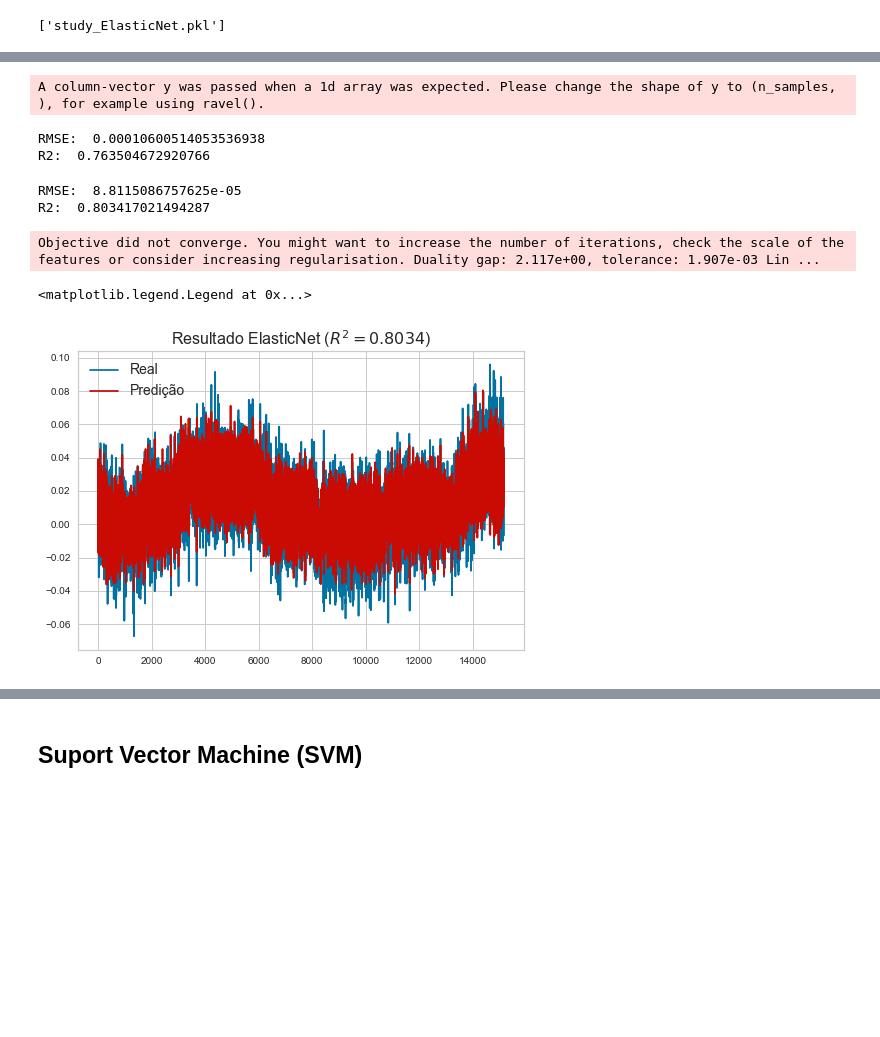
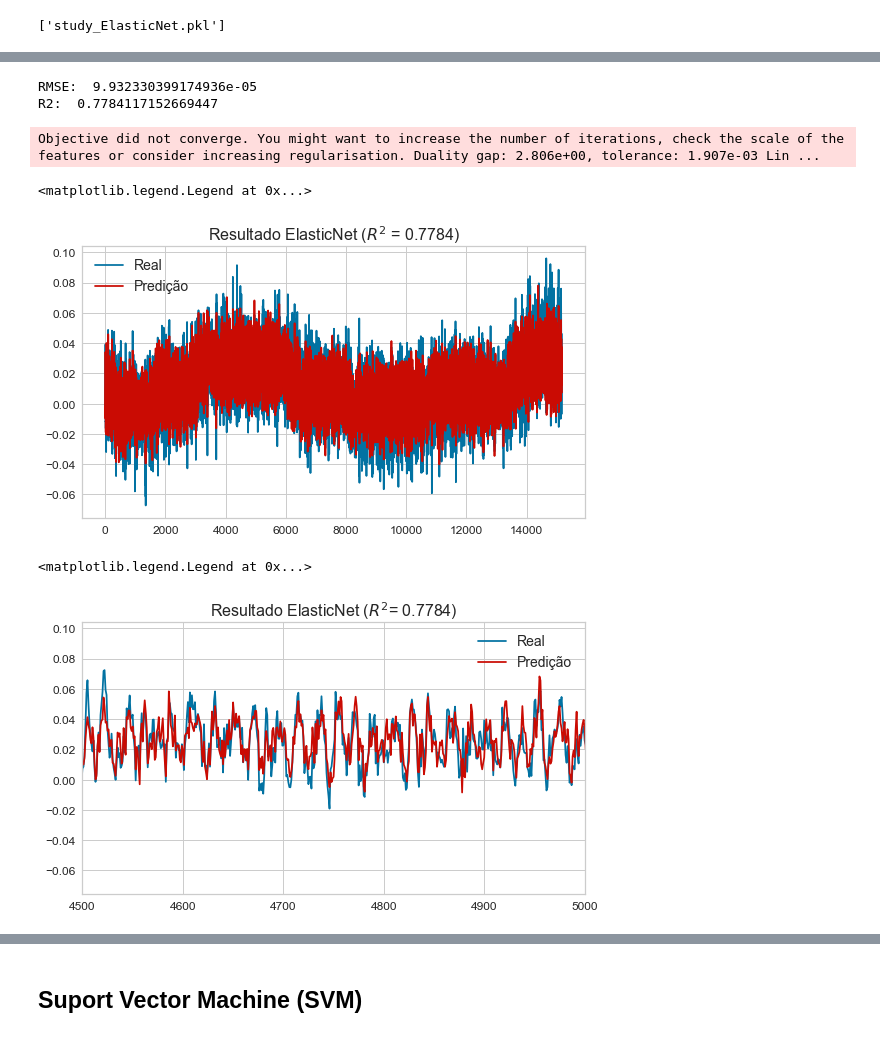
Before and after one commit to mariaclaraav/Sparse_Sensing, a Jupyter notebook: 4.1.Feature_selectionFR.ipynb, the cells around one changed output, grey strips where cells are left out. Drawn from its saved outputs; the diff is of its cells as text; code cells hidden in the pictures; blank space fills up the shorter version.

```diff
--- a/4.1.Feature_selectionFR.ipynb
+++ b/4.1.Feature_selectionFR.ipynb
@@ -47,7 +47,7 @@ def create_scaled_dataset(X,y):
     return X_scaled_train,X_scaled_test, y_train,y_test
 # %%
 X, y = df[['CC_FL','CC_BL','AT_Y','CC_BR','CC_FR',
-'AU_395_FR','AU_355_FL','AT_X','AT_Z']], df[['L/V_FR']]
+'AU_395_FL','AU_355_FL','AT_X','AT_Z']], df[['L/V_FR']]
 X_train_scaled,X_test_scaled,y_train,y_test = create_scaled_dataset(X,y)
 # %% [markdown]
 ## Distribuição dados Treino x Teste para essa distribuição
@@ -522,20 +512,6 @@ FrozenTrial(number=282, values=[0.7637869485799765], datetime_start=datetime.dat
 optuna.visualization.plot_optimization_history(study_en)
 # %%
 optuna.visualization.plot_slice(study_en)
-# %%
-from sklearn.ensemble import BaggingRegressor
-mdl = ElasticNet(**study_en.best_params,random_state=2020)
-bag = BaggingRegressor(base_estimator=mdl, n_estimators=30,n_jobs=-1 )
-bag.fit(X_train_scaled,y_train)
-p=bag.predict(X_test_scaled)
-score= mean_squared_error(y_test,p)
-score_r2 = r2_score(y_test,p)
-print("RMSE: ", score)
-print("R2: ", score_r2)
-# %% [output]
-A column-vector y was passed when a 1d array was expected. Please change the shape of y to (n_samples, ), for example using ravel().
-RMSE:  0.00010600514053536938
-R2:  0.763504672920766
 # %%
 mdl = ElasticNet(**study_en.best_params,random_state=2020)
 mdl.fit(X_train_scaled,y_train)
@@ -547,15 +523,17 @@ print("R2: ", score_r2)
 predito = np.array(p,dtype=float)
 real= np.array(y_test,dtype=float)
 # %% [output]
-RMSE:  8.8115086757625e-05
-R2:  0.803417021494287
+RMSE:  9.932330399174936e-05
+R2:  0.7784117152669447
-Objective did not converge. You might want to increase the number of iterations, check the scale of the features or consider increasing regularisation. Duality gap: 2.117e+00, tolerance: 1.907e-03 Lin ...
+Objective did not converge. You might want to increase the number of iterations, check the scale of the features or consider increasing regularisation. Duality gap: 2.806e+00, tolerance: 1.907e-03 Lin ...
 # %%
-#Usando apenas ['CC_FL', 'CC_BL', 'AT_Y', 'AU_395_FR', 'AU_395_FL', 'AT_X', 'AT_Z']
+plt.figure(figsize=(9,5))
 plt.plot(real,'b',label='Real')
 plt.plot(predito,'r',label = 'Predição')
-plt.title('Resultado ElasticNet ($R^2=0.8034$)',size=16)
+plt.title('Resultado ElasticNet ($R^2$ = 0.7784)',size=16)
+plt.tick_params(axis='x', which='major', labelsize=12)
+plt.tick_params(axis='y', which='major', labelsize=12)
 plt.legend(fontsize=14)
 # %% [output]
 <matplotlib.legend.Legend at 0x...>
-[figure, old version]
+[figure, new version]
@@ -563,0 +540,12 @@ residuals = real - predito
+# %%
+plt.figure(figsize=(9,5))
+plt.plot(real,'b',label='Real')
+plt.plot(predito,'r',label = 'Predição')
+plt.title('Resultado ElasticNet ($R^2$= 0.7784)',size=16)
+plt.xlim([4500,5000])
+plt.tick_params(axis='x', which='major', labelsize=12)
+plt.tick_params(axis='y', which='major', labelsize=12)
+plt.legend(fontsize=14)
+# %% [output]
+<matplotlib.legend.Legend at 0x...>
+[figure, added]
```
Also changed, not shown: parts of 38 cells of this notebook, 6 other files.
